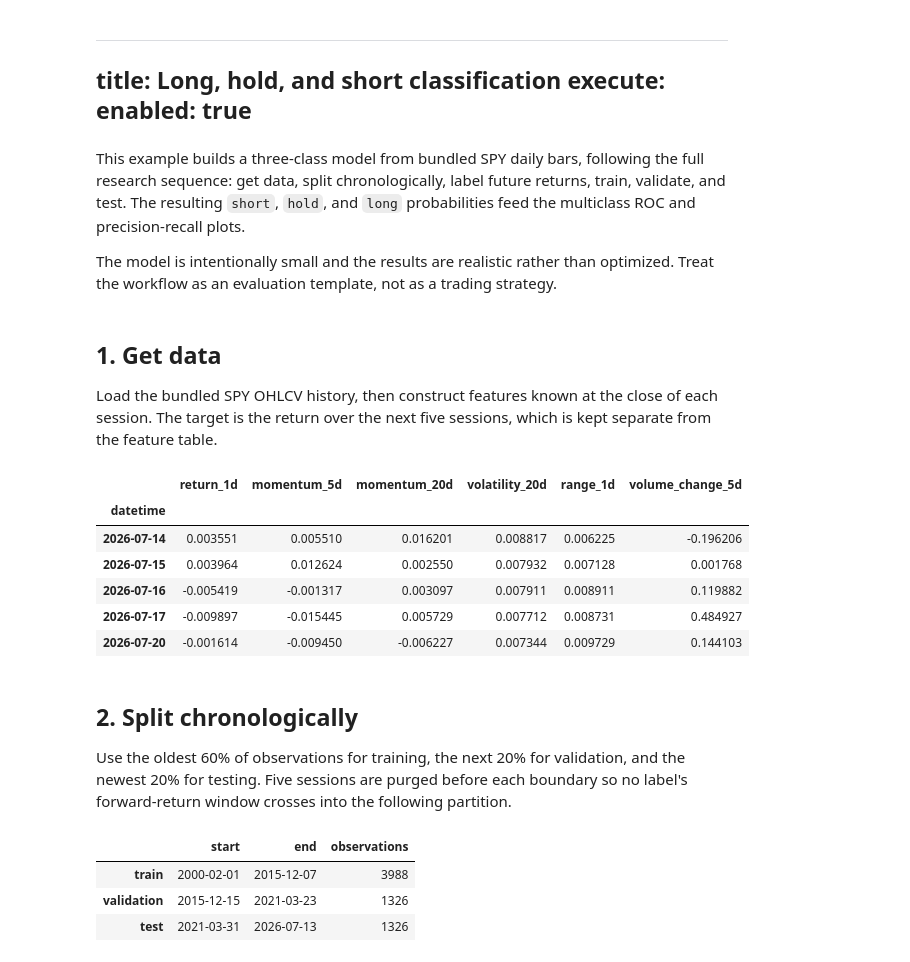
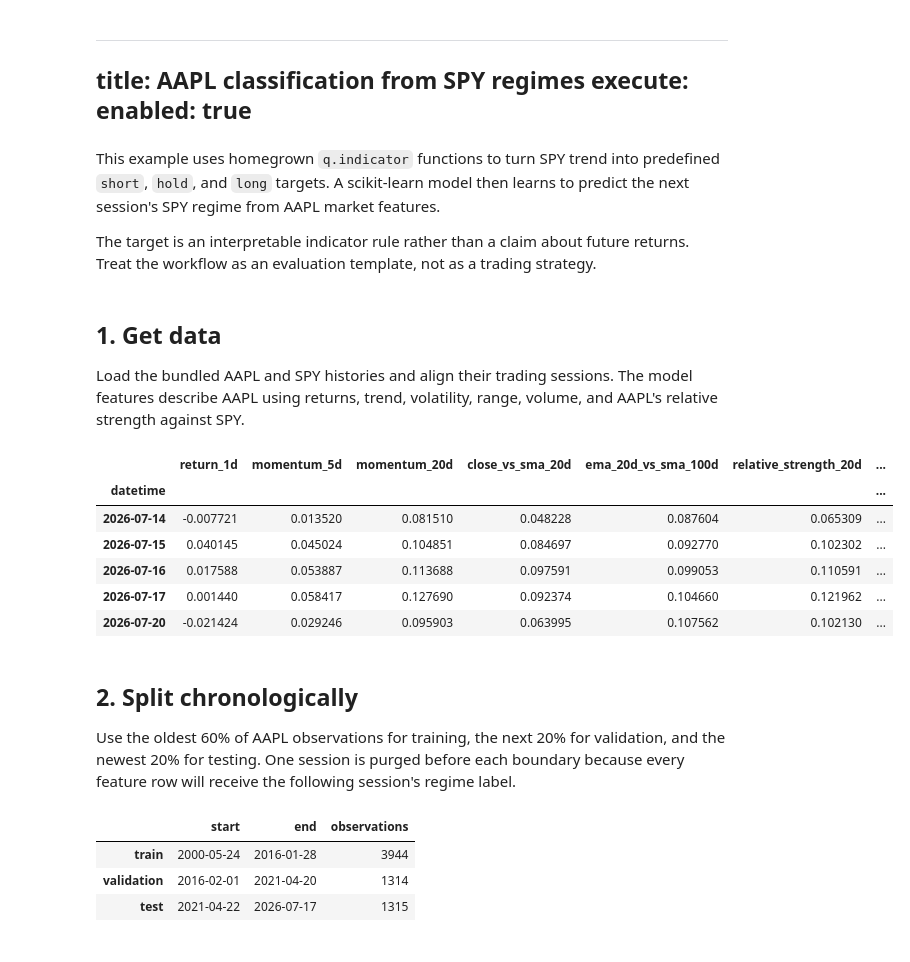
Before and after one commit to quantbert/qrt, a Jupyter notebook: docs/plot/classification.ipynb, the cells around one changed output. Drawn from its saved outputs; the diff is of its cells as text; code cells hidden in the pictures.

```diff
--- a/docs/plot/classification.ipynb
+++ b/docs/plot/classification.ipynb
@@ -1,13 +1,13 @@
 # %% [markdown]
 ---
-title: Long, hold, and short classification
+title: AAPL classification from SPY regimes
 execute:
   enabled: true
 ---
 # %% [markdown]
-This example builds a three-class model from bundled SPY daily bars, following the full research sequence: get data, split chronologically, label future returns, train, validate, and test. The resulting `short`, `hold`, and `long` probabilities feed the multiclass ROC and precision-recall plots.
+This example uses homegrown `q.indicator` functions to turn SPY trend into predefined `short`, `hold`, and `long` targets. A scikit-learn model then learns to predict the next session's SPY regime from AAPL market features.
 
-The model is intentionally small and the results are realistic rather than optimized. Treat the workflow as an evaluation template, not as a trading strategy.
+The target is an interpretable indicator rule rather than a claim about future returns. Treat the workflow as an evaluation template, not as a trading strategy.
 # %%
 import numpy as np
 import pandas as pd
@@ -20,45 +23,70 @@ pio.renderers.default = "notebook_connected"
 # %% [markdown]
 ## 1. Get data
 
-Load the bundled SPY OHLCV history, then construct features known at the close of each session. The target is the return over the next five sessions, which is kept separate from the feature table.
+Load the bundled AAPL and SPY histories and align their trading sessions. The model features describe AAPL using returns, trend, volatility, range, volume, and AAPL's relative strength against SPY.
 # %%
+aapl = q.data.datasets.load("aapl")
 spy = q.data.datasets.load("spy")
-returns = spy["close"].pct_change()
-horizon = 5
+common_sessions = aapl.index.intersection(spy.index)
+aapl = aapl.loc[common_sessions]
+spy = spy.loc[common_sessions]
 
+aapl_returns = aapl["close"].pct_change()
+relative_strength = q.indicator.relative_strength(
+    aapl["close"], spy["close"], lookback=20
+)
+relative_strength_average = q.indicator.rsma(relative_strength, window=20)
+relative_strength_phase = q.indicator.rs_phase(
+    relative_strength, relative_strength_average
+)
 features = pd.DataFrame(
     {
-        "return_1d": returns,
-        "momentum_5d": spy["close"].pct_change(5),
-        "momentum_20d": spy["close"].pct_change(20),
-        "volatility_20d": returns.rolling(20).std(),
-        "range_1d": (spy["high"] - spy["low"]) / spy["close"],
-        "volume_change_5d": spy["volume"].pct_change(5),
+        "return_1d": aapl_returns,
+        "momentum_5d": aapl["close"].pct_change(5),
+        "momentum_20d": aapl["close"].pct_change(20),
+        "close_vs_sma_20d": aapl["close"].div(
+            q.indicator.sma(aapl["close"], 20)
+        ).sub(1),
+        "ema_20d_vs_sma_100d": q.indicator.ema(aapl["close"], 20).div(
+            q.indicator.sma(aapl["close"], 100)
+        ).sub(1),
+        "relative_strength_20d": relative_strength,
+        "rsma_20d": relative_strength_average,
+        "rs_phase": relative_strength_phase["rs_phase"].astype(int),
+        "rs_phase_days": relative_strength_phase["rs_phase_days"],
+        "rs_days_in_correction_60d": q.indicator.rs_days(
+            relative_strength, spy["close"], window=60
+        ),
+        "rs_new_high_before_price_60d": q.indicator.rsnhbp(
+            aapl["close"], relative_strength, window=60
+        ).astype(int),
+        "volatility_20d": aapl_returns.rolling(20).std(),
+        "range_1d": (aapl["high"] - aapl["low"]) / aapl["close"],
+        "volume_change_5d": aapl["volume"].pct_change(5),
     }
 ).replace([np.inf, -np.inf], np.nan).dropna()
-forward_return = spy["close"].shift(-horizon).div(spy["close"]).sub(1)
 
 features.tail()
 # %% [output]
-|  | return_1d | momentum_5d | momentum_20d | volatility_20d | range_1d | volume_change_5d |
-| datetime |  |  |  |  |  |  |
-| 2026-07-14 | 0.003551 | 0.005510 | 0.016201 | 0.008817 | 0.006225 | -0.196206 |
-| 2026-07-15 | 0.003964 | 0.012624 | 0.002550 | 0.007932 | 0.007128 | 0.001768 |
-| 2026-07-16 | -0.005419 | -0.001317 | 0.003097 | 0.007911 | 0.008911 | 0.119882 |
-| 2026-07-17 | -0.009897 | -0.015445 | 0.005729 | 0.007712 | 0.008731 | 0.484927 |
-| 2026-07-20 | -0.001614 | -0.009450 | -0.006227 | 0.007344 | 0.009729 | 0.144103 |
+|  | return_1d | momentum_5d | momentum_20d | close_vs_sma_20d | ema_20d_vs_sma_100d | relative_strength_20d | ... |
+| datetime |  |  |  |  |  |  | ... |
+| 2026-07-14 | -0.007721 | 0.013520 | 0.081510 | 0.048228 | 0.087604 | 0.065309 | ... |
+| 2026-07-15 | 0.040145 | 0.045024 | 0.104851 | 0.084697 | 0.092770 | 0.102302 | ... |
+| 2026-07-16 | 0.017588 | 0.053887 | 0.113688 | 0.097591 | 0.099053 | 0.110591 | ... |
+| 2026-07-17 | 0.001440 | 0.058417 | 0.127690 | 0.092374 | 0.104660 | 0.121962 | ... |
+| 2026-07-20 | -0.021424 | 0.029246 | 0.095903 | 0.063995 | 0.107562 | 0.102130 | ... |
 # %% [markdown]
 ## 2. Split chronologically
 
-Use the oldest 60% of observations for training, the next 20% for validation, and the newest 20% for testing. Five sessions are purged before each boundary so no label's forward-return window crosses into the following partition.
+Use the oldest 60% of AAPL observations for training, the next 20% for validation, and the newest 20% for testing. One session is purged before each boundary because every feature row will receive the following session's regime label.
 # %%
 train_boundary = int(len(features) * 0.60)
 validation_boundary = int(len(features) * 0.80)
 
 X = {
-    "train": features.iloc[: train_boundary - horizon],
-    "validation": features.iloc[train_boundary : validation_boundary - horizon],
-    "test": features.iloc[validation_boundary:-horizon],
+    "train": features.iloc[: train_boundary - 1],
+    "validation": features.iloc[train_boundary : validation_boundary - 1],
+    "test": features.iloc[validation_boundary:-1],
 }
 
 pd.DataFrame(
@@ -73,7 +101,7 @@ pd.DataFrame(
 ).T
 # %% [output]
 |  | start | end | observations |
-| train | 2000-02-01 | 2015-12-07 | 3988 |
-| validation | 2015-12-15 | 2021-03-23 | 1326 |
-| test | 2021-03-31 | 2026-07-13 | 1326 |
+| train | 2000-05-24 | 2016-01-28 | 3944 |
+| validation | 2016-02-01 | 2021-04-20 | 1314 |
+| test | 2021-04-22 | 2026-07-17 | 1315 |
 # %% [markdown]
```
Also changed, not shown: parts of 13 cells of this notebook, 36 other files.
